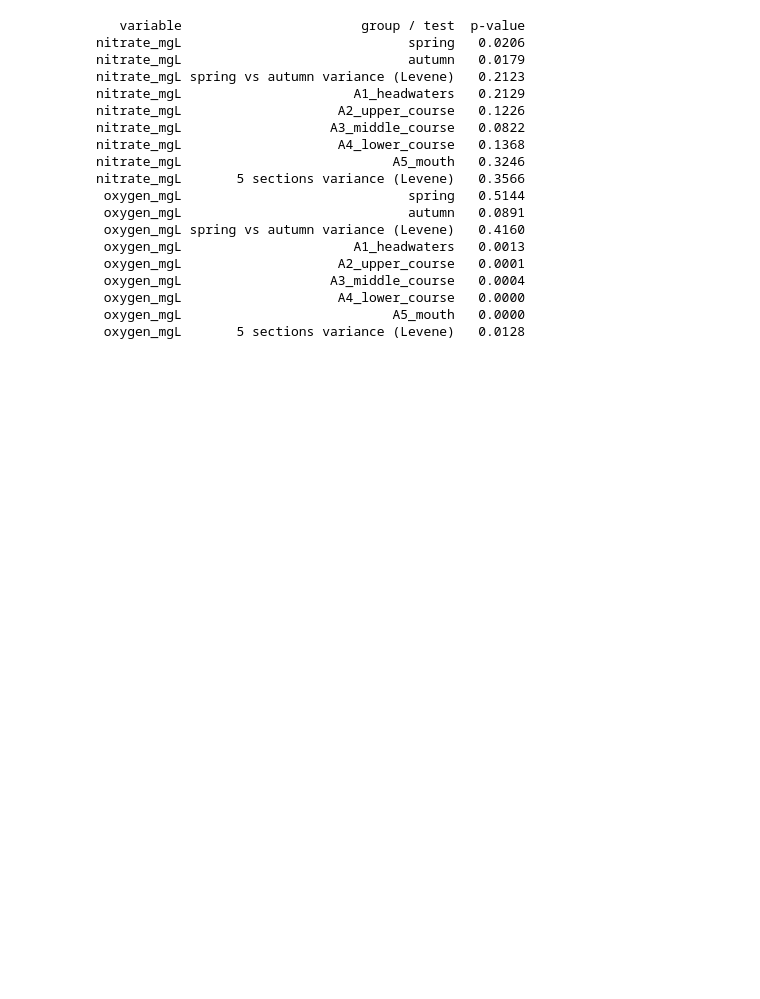
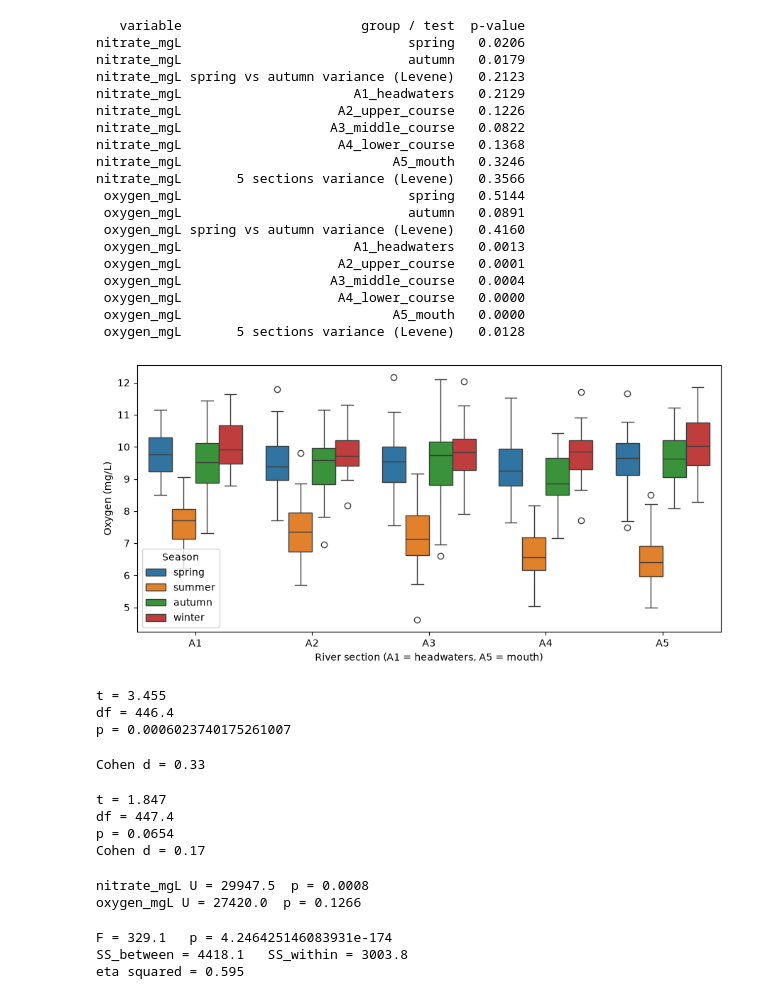
Before and after one commit to Ayushmi-Adh/Water_Quality_Analysis, a Jupyter notebook: load_and_inspect.ipynb, the cells around one changed output. Drawn from its saved outputs; the diff is of its cells as text; code cells hidden in the pictures; blank space fills up the shorter version.

```diff
--- a/load_and_inspect.ipynb
+++ b/load_and_inspect.ipynb
@@ -158,3 +158,66 @@ nitrate_mgL       5 sections variance (Levene)   0.3566
  oxygen_mgL                    A4_lower_course   0.0000
  oxygen_mgL                           A5_mouth   0.0000
  oxygen_mgL       5 sections variance (Levene)   0.0128
+# %%
+plt.figure(figsize=(9, 4.5))
+sns.boxplot(data=d, x="river_section", y="oxygen_mgL", hue="saison", order=order_sec)
+plt.xticks(range(5), ["A1","A2","A3","A4","A5"])
+plt.xlabel("River section (A1 = headwaters, A5 = mouth)")
+plt.ylabel("Oxygen (mg/L)")
+plt.legend(title="Season")
+plt.tight_layout(); plt.savefig("fig_oxygen_hue.pdf"); plt.show()
+# %% [output]
+[figure, added]
+# %%
+a = d[d.saison=="spring"]["nitrate_mgL"]
+b = d[d.saison=="autumn"]["nitrate_mgL"]
+res = st.ttest_ind(a, b, equal_var=False)
+print("t =", round(res.statistic, 3))
+print("df =", round(res.df, 1))
+print("p =", res.pvalue)
+# %% [output]
+t = 3.455
+df = 446.4
+p = 0.0006023740175261007
+# %%
+sp_ = np.sqrt((a.var() + b.var()) / 2)
+print("Cohen d =", round((a.mean() - b.mean()) / sp_, 2))
+# %% [output]
+Cohen d = 0.33
+# %%
+a2 = d[d.saison=="spring"]["oxygen_mgL"]
+b2 = d[d.saison=="autumn"]["oxygen_mgL"]
+res2 = st.ttest_ind(a2, b2, equal_var=False)
+print("t =", round(res2.statistic, 3))
+print("df =", round(res2.df, 1))
+print("p =", round(res2.pvalue, 4))
+sp2 = np.sqrt((a2.var() + b2.var()) / 2)
+print("Cohen d =", round((a2.mean() - b2.mean()) / sp2, 2))
+# %% [output]
+t = 1.847
+df = 447.4
+p = 0.0654
+Cohen d = 0.17
+# %%
+for var in ["nitrate_mgL", "oxygen_mgL"]:
+    a = d[d.saison=="spring"][var]
+    b = d[d.saison=="autumn"][var]
+    r = st.mannwhitneyu(a, b, alternative="two-sided")
+    print(var, "U =", r.statistic, " p =", round(r.pvalue, 4))
+# %% [output]
+nitrate_mgL U = 29947.5  p = 0.0008
+oxygen_mgL U = 27420.0  p = 0.1266
+# %%
+g = [d[d.river_section==s]["nitrate_mgL"] for s in order_sec]
+res = st.f_oneway(*g)
+print("F =", round(res.statistic, 2), "  p =", res.pvalue)
+
+allv = np.concatenate(g); gm = allv.mean()
+ssb = sum(len(x)*(x.mean()-gm)**2 for x in g)
+sst = ((allv-gm)**2).sum()
+print("SS_between =", round(ssb, 1), "  SS_within =", round(sst-ssb, 1))
+print("eta squared =", round(ssb/sst, 3))
+# %% [output]
+F = 329.1   p = 4.246425146083931e-174
+SS_between = 4418.1   SS_within = 3003.8
+eta squared = 0.595
```
Also changed, not shown: parts of 2 cells of this notebook, 1 other file.
